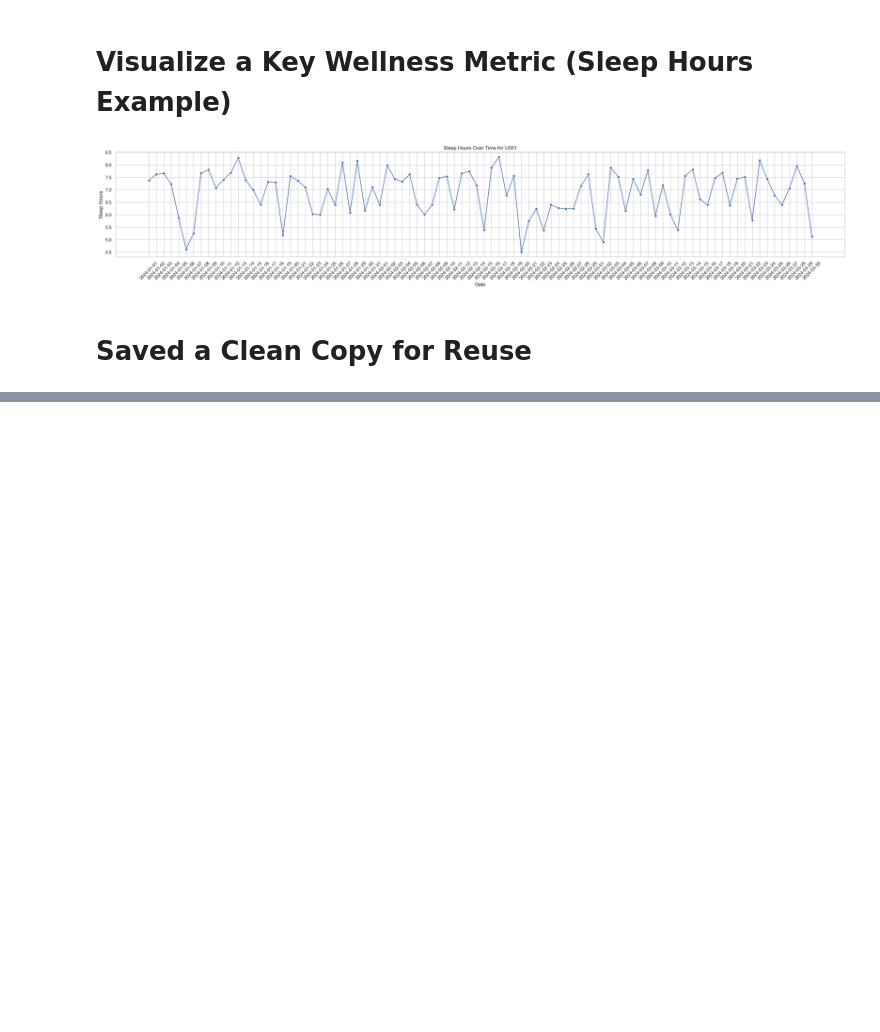
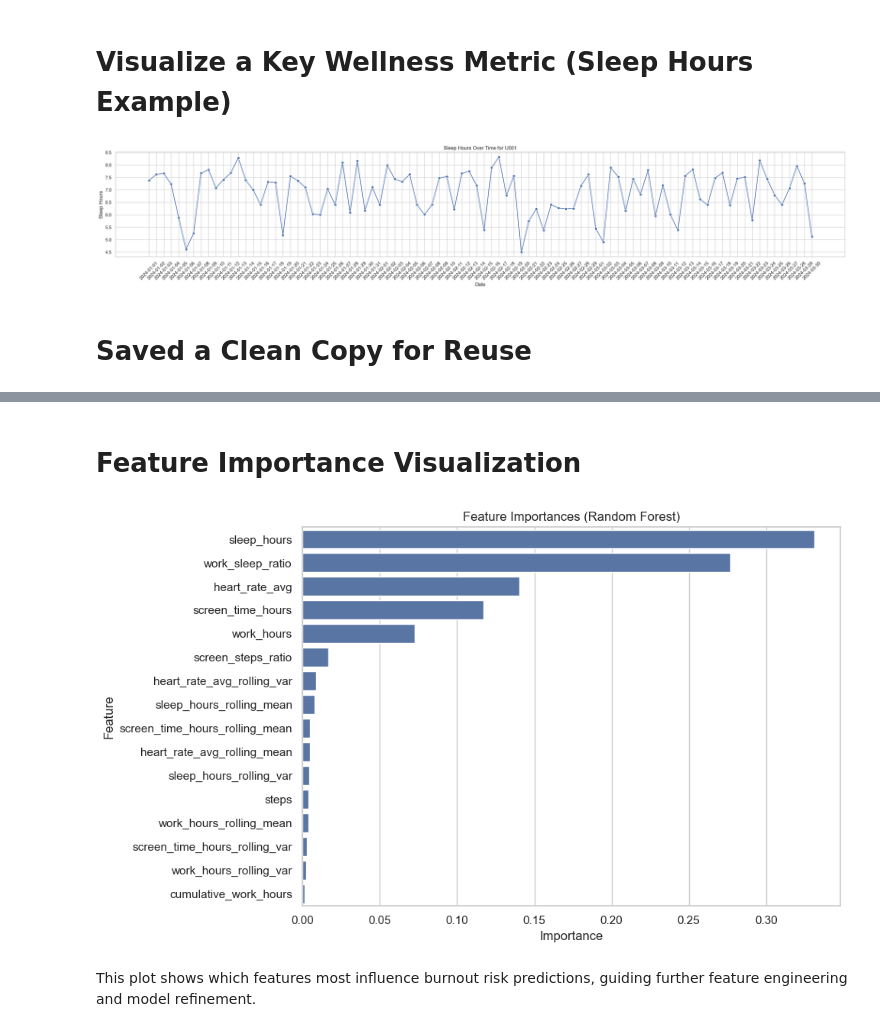
Before and after one commit to BaghCodes/mental-health-burnout-detection, a Jupyter notebook: BurnoutDetectionSystem.ipynb, the cells around one changed output, grey strips where cells are left out. Drawn from its saved outputs; the diff is of its cells as text; code cells hidden in the pictures; blank space fills up the shorter version.

```diff
--- a/BurnoutDetectionSystem.ipynb
+++ b/BurnoutDetectionSystem.ipynb
@@ -87,0 +200,14 @@ data.to_csv("burnout_dataset_clean.csv", index=False)
+# %%
+from sklearn.ensemble import RandomForestClassifier
+from sklearn.metrics import classification_report, confusion_matrix
+
+# Train a Random Forest model
+rf = RandomForestClassifier(random_state=42, n_estimators=100)
+rf.fit(X_train, y_train)
+
+# Predict on test set
+y_pred = rf.predict(X_test)
+
+# Evaluation
+print(classification_report(y_test, y_pred, target_names=le.classes_))
+print("Confusion Matrix:\n", confusion_matrix(y_test, y_pred))
@@ -87,0 +233,17 @@ data.to_csv("burnout_dataset_clean.csv", index=False)
+# %% [markdown]
+# Feature Importance Visualization
+# %%
+importances = rf.feature_importances_
+feat_imp = pd.Series(importances, index=feature_cols).sort_values(ascending=False)
+
+plt.figure(figsize=(10,6))
+sns.barplot(x=feat_imp, y=feat_imp.index)
+plt.title('Feature Importances (Random Forest)')
+plt.xlabel('Importance')
+plt.ylabel('Feature')
+plt.tight_layout()
+plt.show()
+# %% [output]
+[figure, added]
+# %% [markdown]
+This plot shows which features most influence burnout risk predictions, guiding further feature engineering and model refinement.
```
Also changed, not shown: parts of 12 cells of this notebook.
